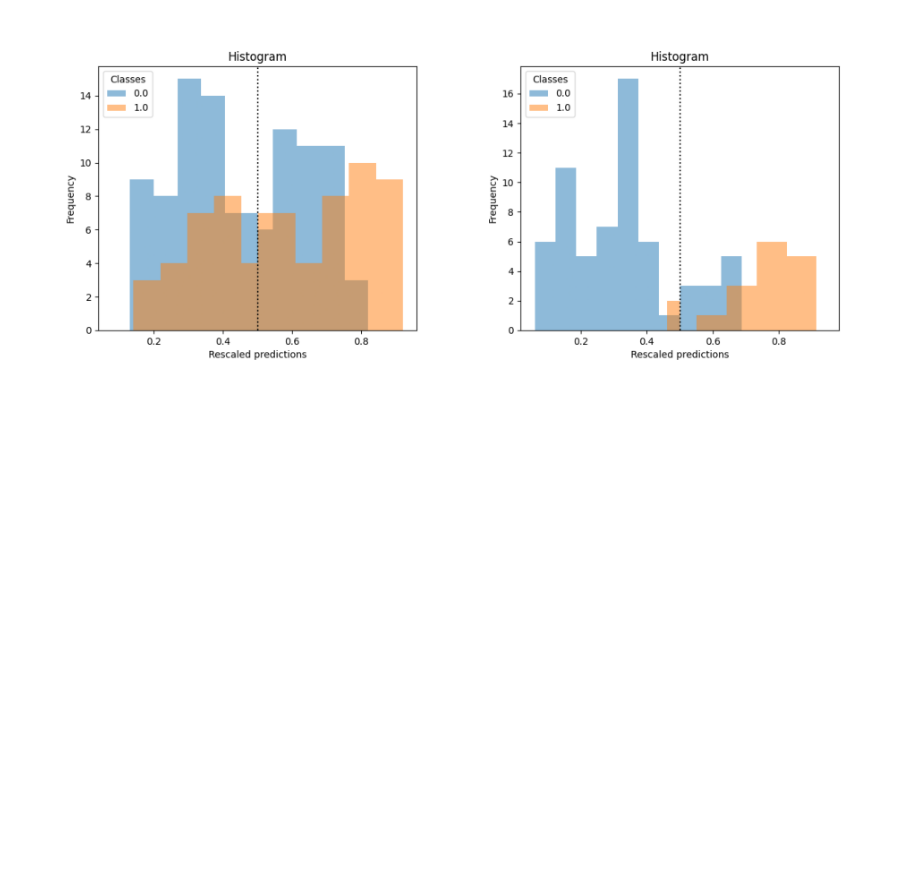
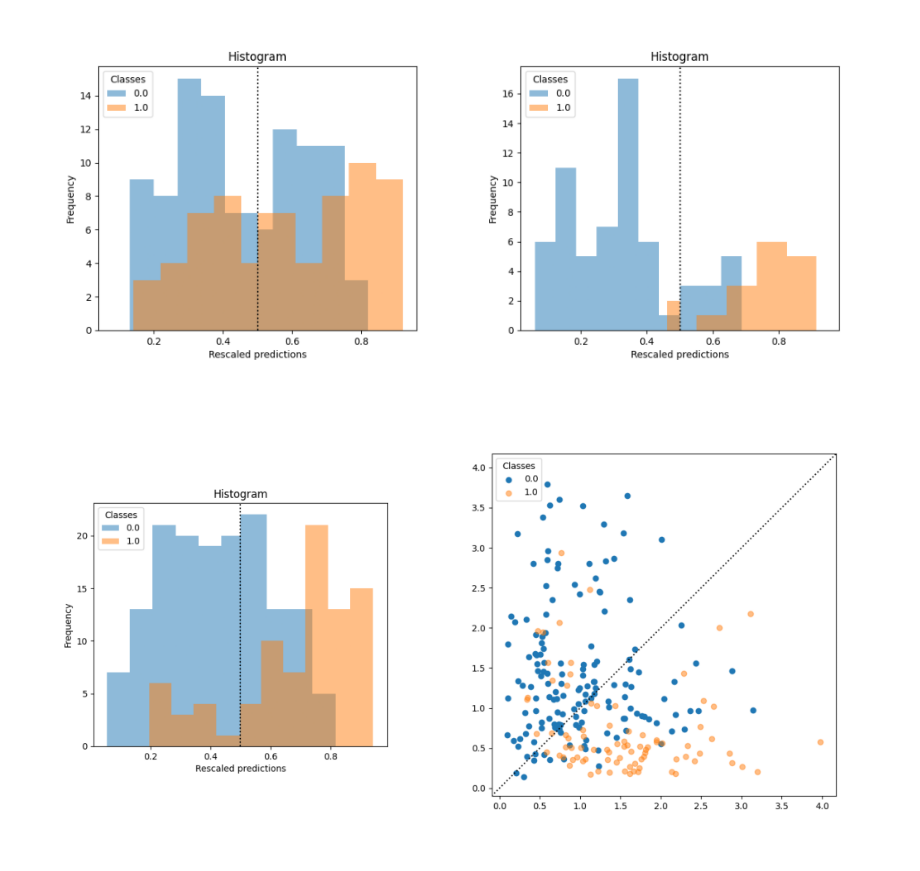
Before and after one commit to jiggychauhi/QC-Gait-Analysis, a Jupyter notebook: notebook_clean.ipynb, the cells around one changed output. Saved outputs shown, nothing was run; the diff lists cells and outputs as text; code cells hidden in the pictures; blank space fills up the shorter version.

```diff
--- a/notebook_clean.ipynb
+++ b/notebook_clean.ipynb
@@ -539,3 +600,11 @@ fig2 = plot_bihist(dists_best, y_test_best)
 fig = merge_2axes(fig1, fig2)
 # %% [output]
 [figure]
+# %%
+# with random split
+dists_random= pipe_nch.fit(X_train_random, y_train_random).transform(X_test_random)
+fig1 = plot_bihist(dists_random, y_test_random)
+fig2 = plot_biscatter(dists_random, y_test_random)
+fig = merge_2axes(fig1, fig2)
+# %% [output]
+[figure, added]
```
Also changed, not shown: parts of 9 cells of this notebook.
